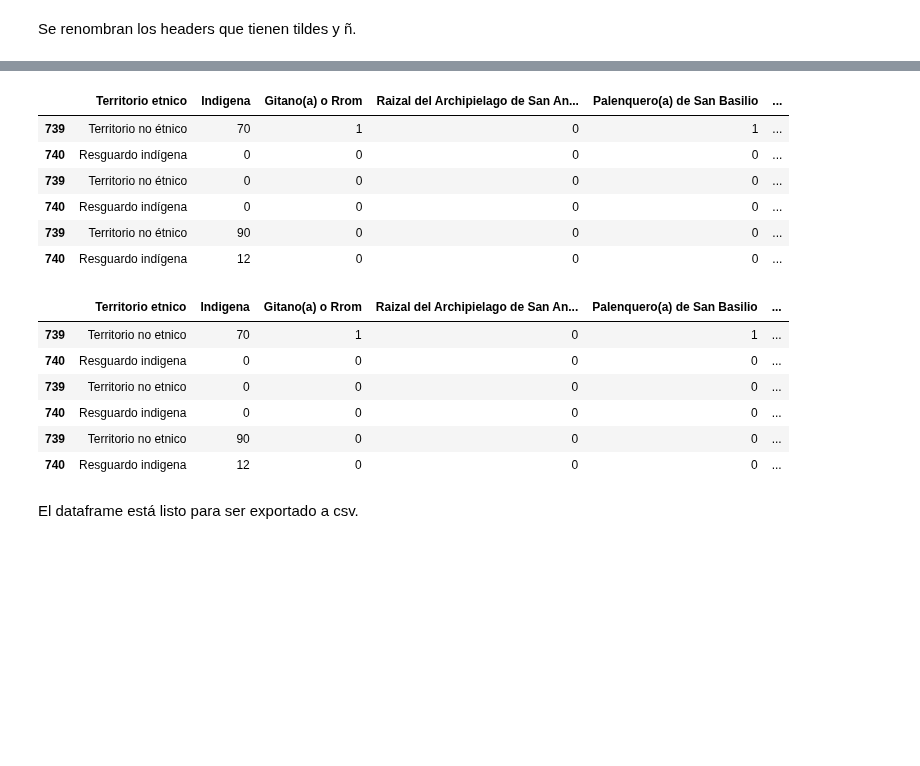
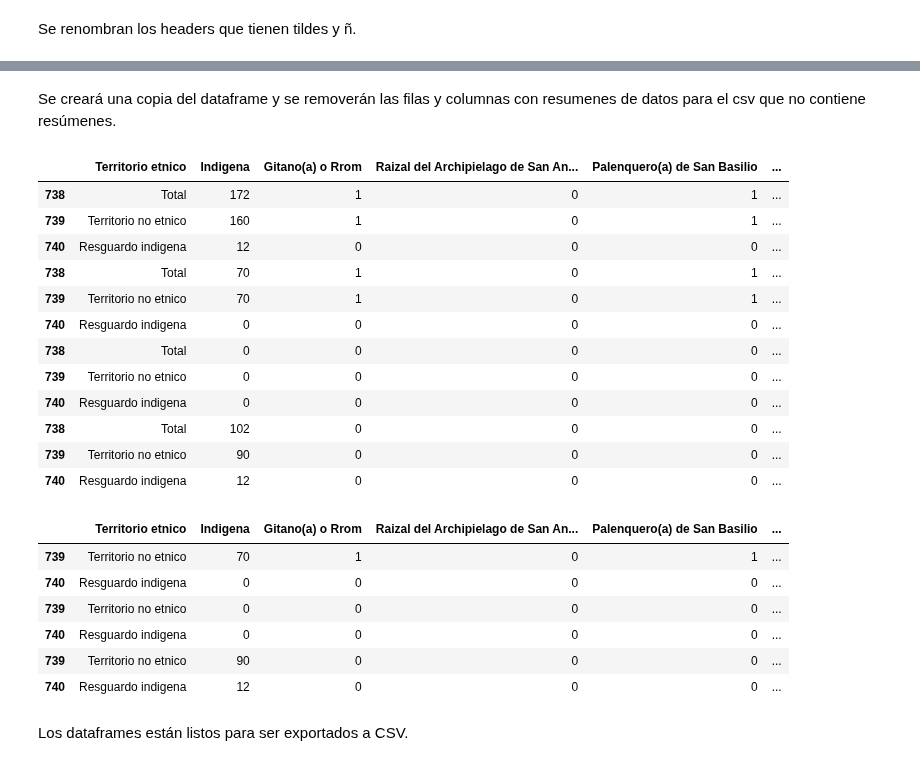
Before and after one commit to Schiavi13/Censo-Viterbo-Caldas-2018, a Jupyter notebook: source_to_csv_13pm.ipynb, the cells around one changed output, grey strips where cells are left out. Drawn from its saved outputs; the diff is of its cells as text; code cells hidden in the pictures; blank space fills up the shorter version.

```diff
--- a/source_to_csv_13pm.ipynb
+++ b/source_to_csv_13pm.ipynb
@@ -120,26 +145,34 @@ Se eliminan las filas que contienen resumenes de datos.
+# %% [markdown]
+Se creará una copia del dataframe y se removerán las filas y columnas con resumenes de datos para el csv que no contiene resúmenes.
+# %%
+df_13pm_cleaned = df_13pm.copy()
+df_13pm_cleaned.drop(['Total'], axis=1, inplace=True)
+df_13pm_cleaned
+# %% [output]
+|  | Territorio etnico | Indigena | Gitano(a) o Rrom | Raizal del Archipielago de San An... | Palenquero(a) de San Basilio | ... |
+| 738 | Total | 172 | 1 | 0 | 1 | ... |
+| 739 | Territorio no etnico | 160 | 1 | 0 | 1 | ... |
+| 740 | Resguardo indigena | 12 | 0 | 0 | 0 | ... |
+| 738 | Total | 70 | 1 | 0 | 1 | ... |
+| 739 | Territorio no etnico | 70 | 1 | 0 | 1 | ... |
+| 740 | Resguardo indigena | 0 | 0 | 0 | 0 | ... |
+| 738 | Total | 0 | 0 | 0 | 0 | ... |
+| 739 | Territorio no etnico | 0 | 0 | 0 | 0 | ... |
+| 740 | Resguardo indigena | 0 | 0 | 0 | 0 | ... |
+| 738 | Total | 102 | 0 | 0 | 0 | ... |
+| 739 | Territorio no etnico | 90 | 0 | 0 | 0 | ... |
+| 740 | Resguardo indigena | 12 | 0 | 0 | 0 | ... |
 # %%
-df_13pm = df_13pm.loc[df_13pm['Territorio etnico'] != 'Total']
-df_13pm
+df_13pm_cleaned = df_13pm_cleaned.loc[(df_13pm_cleaned['Territorio etnico'] != 'Total') & (df_13pm_cleaned['Area'] != 'total')]
+df_13pm_cleaned
 # %% [output]
 |  | Territorio etnico | Indigena | Gitano(a) o Rrom | Raizal del Archipielago de San An... | Palenquero(a) de San Basilio | ... |
-| 739 | Territorio no étnico | 70 | 1 | 0 | 1 | ... |
-| 740 | Resguardo indígena | 0 | 0 | 0 | 0 | ... |
-| 739 | Territorio no étnico | 0 | 0 | 0 | 0 | ... |
-| 740 | Resguardo indígena | 0 | 0 | 0 | 0 | ... |
-| 739 | Territorio no étnico | 90 | 0 | 0 | 0 | ... |
-| 740 | Resguardo indígena | 12 | 0 | 0 | 0 | ... |
+| 739 | Territorio no etnico | 70 | 1 | 0 | 1 | ... |
+| 740 | Resguardo indigena | 0 | 0 | 0 | 0 | ... |
+| 739 | Territorio no etnico | 0 | 0 | 0 | 0 | ... |
+| 740 | Resguardo indigena | 0 | 0 | 0 | 0 | ... |
+| 739 | Territorio no etnico | 90 | 0 | 0 | 0 | ... |
+| 740 | Resguardo indigena | 12 | 0 | 0 | 0 | ... |
-# %%
-replacements = str.maketrans({'é':'e', 'í':'i'})
-df_13pm.loc[:,'Territorio etnico'] = df_13pm['Territorio etnico'].str.translate(replacements)
-df_13pm
-# %% [output]
-|  | Territorio etnico | Indigena | Gitano(a) o Rrom | Raizal del Archipielago de San An... | Palenquero(a) de San Basilio | ... |
-| 739 | Territorio no etnico | 70 | 1 | 0 | 1 | ... |
-| 740 | Resguardo indigena | 0 | 0 | 0 | 0 | ... |
-| 739 | Territorio no etnico | 0 | 0 | 0 | 0 | ... |
-| 740 | Resguardo indigena | 0 | 0 | 0 | 0 | ... |
-| 739 | Territorio no etnico | 90 | 0 | 0 | 0 | ... |
-| 740 | Resguardo indigena | 12 | 0 | 0 | 0 | ... |
 # %% [markdown]
-El dataframe está listo para ser exportado a csv.
+Los dataframes están listos para ser exportados a CSV.
 # %%
```
Also changed, not shown: parts of 8 cells of this notebook.
